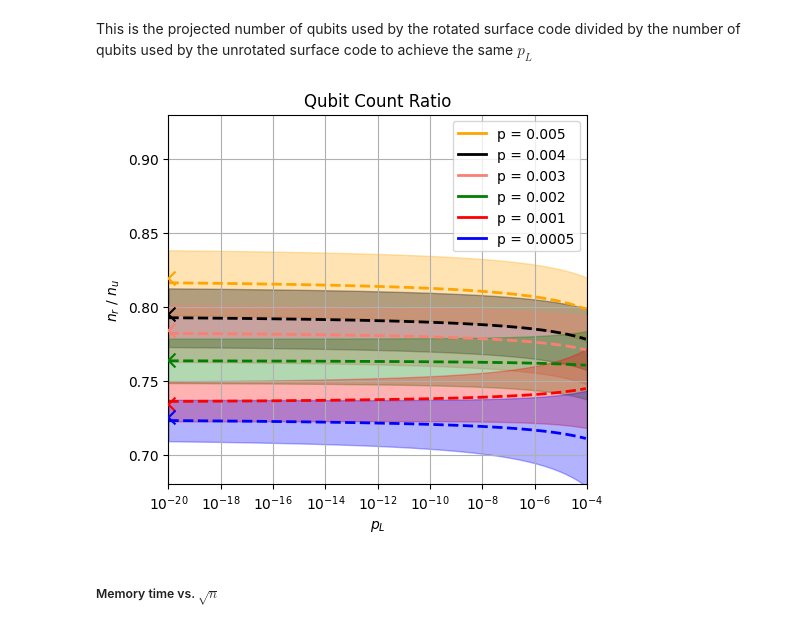
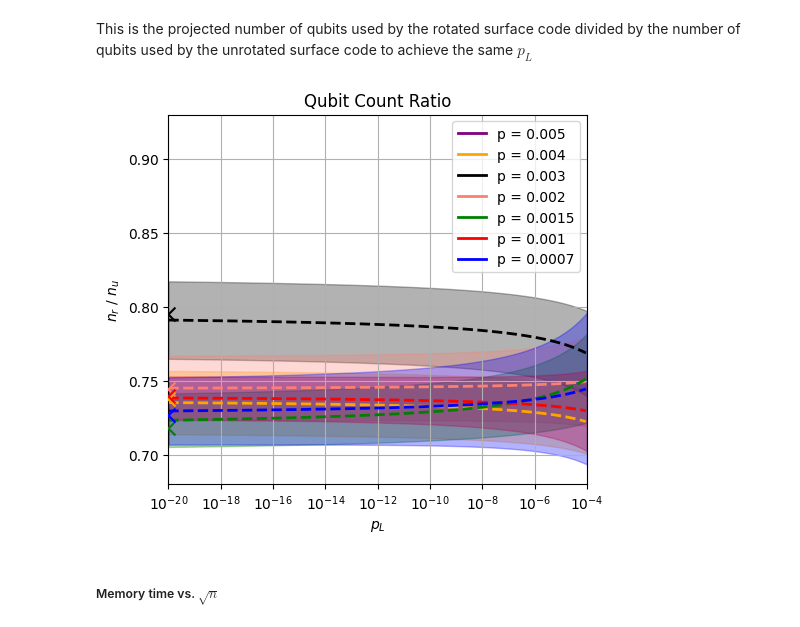
Before and after one commit to wamud/compare_the_pair, a Jupyter notebook: src/paper_data_and_plots.ipynb, the cells around one changed output. Cells and saved outputs as stored; diff of their text form; code cells hidden in the pictures.

```diff
--- a/src/paper_data_and_plots.ipynb
+++ b/src/paper_data_and_plots.ipynb
@@ -90,5 +92,9 @@ reload(funcs)
 
 b = 'z'
 
-funcs.plot_pL_vs_qubit_count(mylist, b, roorder, unroorder, ps = pvalues, romind = 8, unromind = 6)
+# give pvalues that have been simulated for for these orders:
+pvalues = funcs.give_p_values(mylist, roorder, unroorder)
+print(pvalues)
+
+funcs.plot_pL_vs_qubit_count(mylist, b, roorder, unroorder, ps = pvalues[0:8], romind = 8, unromind = 6)
 # %% [output]
@@ -112,11 +119,11 @@ This is the projected number of qubits used by the rotated surface code divided
 # %%
 reload(funcs)
 
-b = 'z'
+b = 'z' #
 
-funcs.plot_ratio(mylist, b, roorder, unroorder, romind = 8, unromind = 6, ps = [0.0005, 0.001, 0.002, 0.003,0.004,0.005], paper_ylims = True)
+funcs.plot_ratio(mylist, b, roorder, unroorder, romind = 8, unromind = 6, ps = pvalues[1:8], paper_ylims = True)
 # %% [output]
-[figure, old version]
+[figure, new version]
 # %% [markdown]
 ##### Memory time vs. $\sqrt{n}$
 # %% [markdown]
```
Also changed, not shown: parts of 8 cells of this notebook, 12 other files.
